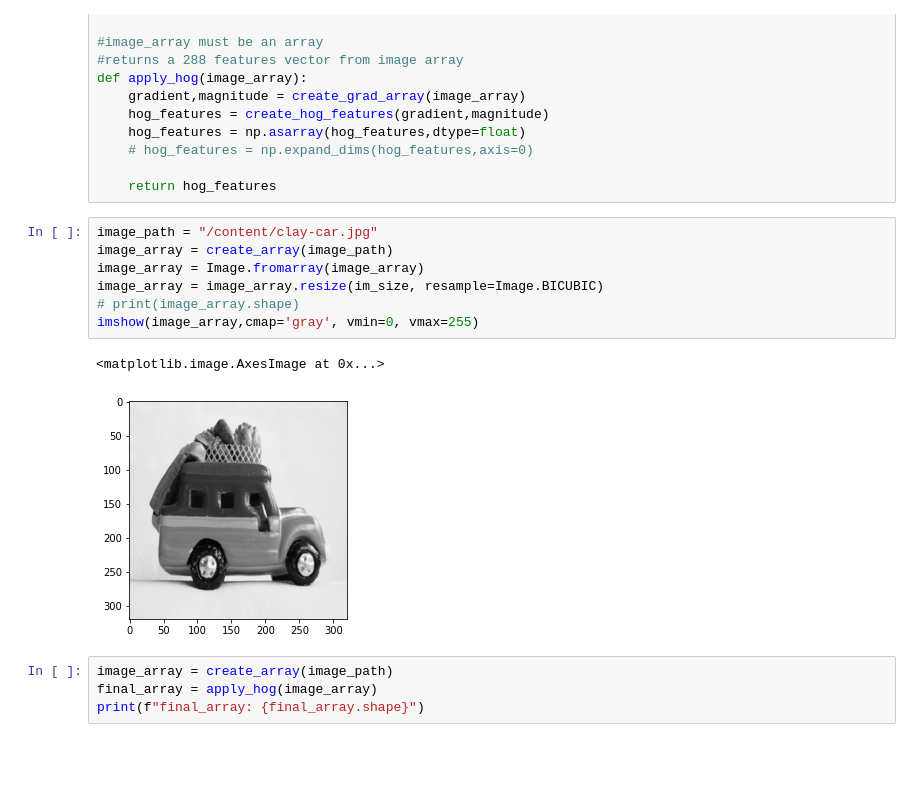
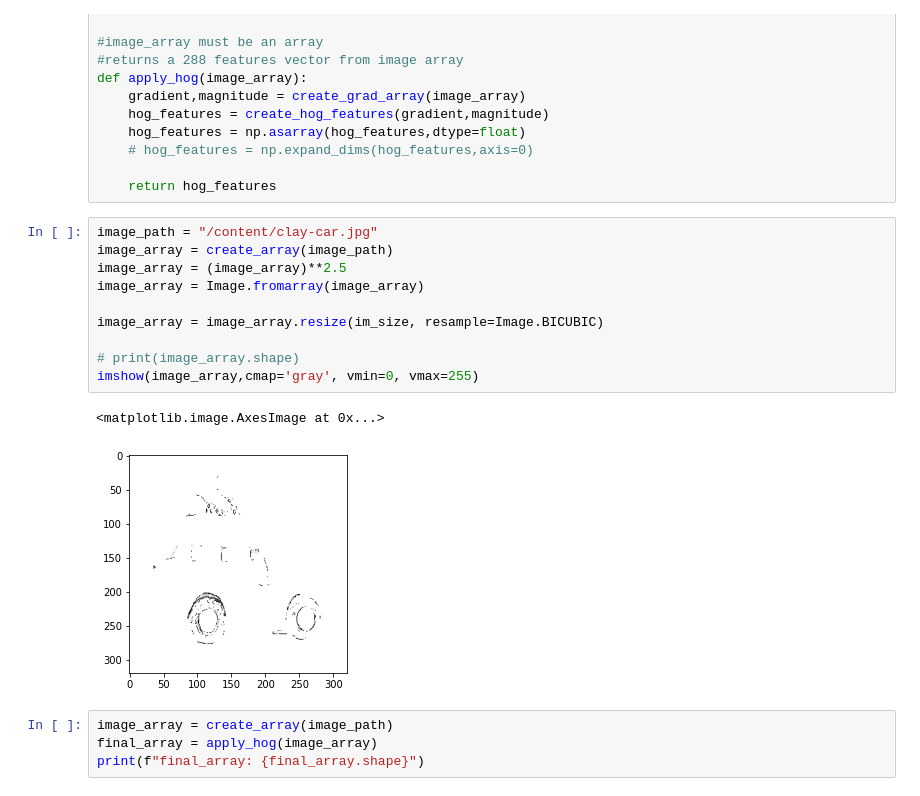
Before and after one commit to CakeNuthep/HOG_FROM_SCRATCH, a Jupyter notebook: HOG.ipynb, the cells around one changed output. Drawn from its saved outputs; the diff is of its cells as text; blank space fills up the shorter version.

```diff
--- a/HOG.ipynb
+++ b/HOG.ipynb
@@ -138,13 +138,16 @@ def apply_hog(image_array):
 # %%
 image_path = "/content/clay-car.jpg"
 image_array = create_array(image_path)
+image_array = (image_array)**2.5
 image_array = Image.fromarray(image_array)
+
 image_array = image_array.resize(im_size, resample=Image.BICUBIC)
+
 # print(image_array.shape)
 imshow(image_array,cmap='gray', vmin=0, vmax=255)
 # %% [output]
 <matplotlib.image.AxesImage at 0x...>
-[figure, old version]
+[figure, new version]
 # %%
 image_array = create_array(image_path)
 final_array = apply_hog(image_array)
```
Also changed, not shown: parts of 1 cell of this notebook.
